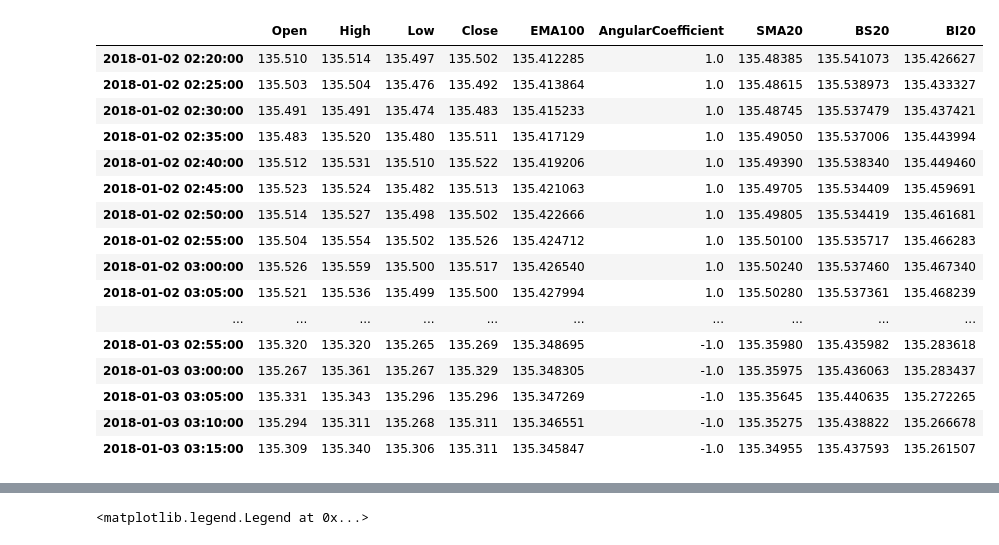
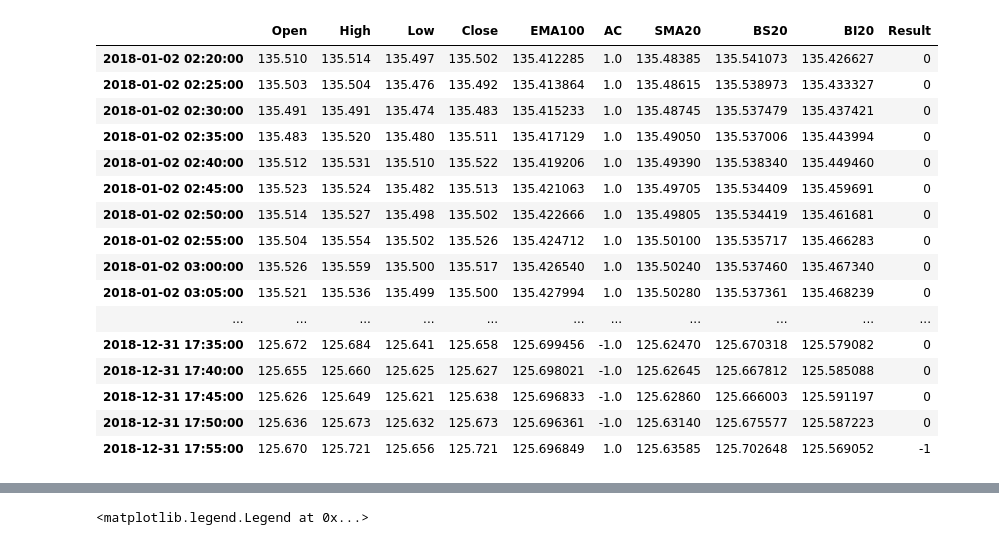
Before and after one commit to Molotovsky/ProbabilidadeOB, a Jupyter notebook: Berman/Berman.ipynb, the cells around one changed output, grey strips where cells are left out. Drawn from its saved outputs; the diff is of its cells as text; code cells hidden in the pictures.

```diff
--- a/Berman/Berman.ipynb
+++ b/Berman/Berman.ipynb
@@ -7,56 +7,84 @@ df = pd.read_csv(url, delimiter = ';',
                  header = None,
                  names = ["Data", "Open", "High", "Low", "Close", "Volume"],
                  parse_dates = ["Data"])
 
 df.set_index("Data", inplace = True)
 df.index.names = [None]
 df = df.drop("Volume", axis=1)
 df.index = df.index.tz_localize('EST').tz_convert('Brazil/West').tz_localize(None)
 
 #Transformando 1min em 5min
 df_ohlc = df.resample('5Min').agg({'Open': 'first',
                                  'High': 'max',
                                  'Low': 'min',
                                  'Close': 'last'})
 
 #Calculando media móvel exponencial(100 períodos) e fator de inclinação (positivo/negativo)
 
 df_ohlc['EMA100'] = df_ohlc['Close'].ewm(span = 100, adjust = False, min_periods = 100).mean()
 
-df_ohlc.loc[(df_ohlc.EMA100 > df_ohlc.EMA100.shift(1)), 'AngularCoefficient'] = 1
-df_ohlc.loc[(df_ohlc.EMA100 < df_ohlc.EMA100.shift(1)), 'AngularCoefficient'] = -1
-df_ohlc.loc[(df_ohlc.EMA100 == df_ohlc.EMA100.shift(1)), 'AngularCoefficient'] = 0
+df_ohlc.loc[(df_ohlc.EMA100 > df_ohlc.EMA100.shift(1)), 'AC'] = 1
+df_ohlc.loc[(df_ohlc.EMA100 < df_ohlc.EMA100.shift(1)), 'AC'] = -1
+df_ohlc.loc[(df_ohlc.EMA100 == df_ohlc.EMA100.shift(1)), 'AC'] = 0
 
 #Calculando Banda de Bollinger (20 períodos (p), 2.5 std(std))
-
 p = 20
 std = 2.5
-
-df_ohlc[f'SMA{p}'] = df_ohlc['Close'].rolling(p).mean()
-df_ohlc[f'BS{p}'] = df_ohlc[f'SMA{p}'] + (std * df_ohlc['Close'].rolling(p).std())
-df_ohlc[f'BI{p}'] = df_ohlc[f'SMA{p}'] - (std * df_ohlc['Close'].rolling(p).std())
+bbsma = f'SMA{p}'
+bbs = f'BS{p}'
+bbi = f'BI{p}'
+df_ohlc[bbsma] = df_ohlc['Close'].rolling(p).mean()
+df_ohlc[bbs] = df_ohlc[bbsma] + (std * df_ohlc['Close'].rolling(p).std())
+df_ohlc[bbi] = df_ohlc[bbsma] - (std * df_ohlc['Close'].rolling(p).std())
 
 #Condicionando o setup de entrada
+
+df_ohlc['Result'] = 0
+
+#TruePositive
+df_ohlc.loc[((df_ohlc.AC.shift(1) == 1)
+             & (df_ohlc.Low < df_ohlc[bbi])
+             & (df_ohlc.Close > df_ohlc[bbi])
+             & (df_ohlc.Open > df_ohlc[bbi])), 'Result'] = 1
+
+#TrueNegative
+df_ohlc.loc[((df_ohlc.AC.shift(1) == -1)
+             & (df_ohlc.High > df_ohlc[bbs])
+             & (df_ohlc.Close < df_ohlc[bbs])
+             & (df_ohlc.Open < df_ohlc[bbs])), 'Result'] = 1
+
+#FalsePositive
+df_ohlc.loc[((df_ohlc.AC.shift(1) == 1)
+             & (df_ohlc.Low < df_ohlc[bbi])
+             & (df_ohlc.Close <= df_ohlc[bbi])
+             & (df_ohlc.Open > df_ohlc[bbi])), 'Result'] = -1
+
+#FalseNegative
+df_ohlc.loc[((df_ohlc.AC.shift(1) == -1)
+             & (df_ohlc.High > df_ohlc[bbs])
+             & (df_ohlc.Close >= df_ohlc[bbs])
+             & (df_ohlc.Open < df_ohlc[bbs])), 'Result'] = -1
+
 
 #Calculando Winrate
 
 df_ohlc = df_ohlc[100:]
-df_ohlc.head(300)
+df_ohlc
 # %% [output]
-|  | Open | High | Low | Close | EMA100 | AngularCoefficient | SMA20 | BS20 | BI20 |
-| 2018-01-02 02:20:00 | 135.510 | 135.514 | 135.497 | 135.502 | 135.412285 | 1.0 | 135.48385 | 135.541073 | 135.426627 |
-| 2018-01-02 02:25:00 | 135.503 | 135.504 | 135.476 | 135.492 | 135.413864 | 1.0 | 135.48615 | 135.538973 | 135.433327 |
-| 2018-01-02 02:30:00 | 135.491 | 135.491 | 135.474 | 135.483 | 135.415233 | 1.0 | 135.48745 | 135.537479 | 135.437421 |
-| 2018-01-02 02:35:00 | 135.483 | 135.520 | 135.480 | 135.511 | 135.417129 | 1.0 | 135.49050 | 135.537006 | 135.443994 |
-| 2018-01-02 02:40:00 | 135.512 | 135.531 | 135.510 | 135.522 | 135.419206 | 1.0 | 135.49390 | 135.538340 | 135.449460 |
-| 2018-01-02 02:45:00 | 135.523 | 135.524 | 135.482 | 135.513 | 135.421063 | 1.0 | 135.49705 | 135.534409 | 135.459691 |
-| 2018-01-02 02:50:00 | 135.514 | 135.527 | 135.498 | 135.502 | 135.422666 | 1.0 | 135.49805 | 135.534419 | 135.461681 |
-| 2018-01-02 02:55:00 | 135.504 | 135.554 | 135.502 | 135.526 | 135.424712 | 1.0 | 135.50100 | 135.535717 | 135.466283 |
-| 2018-01-02 03:00:00 | 135.526 | 135.559 | 135.500 | 135.517 | 135.426540 | 1.0 | 135.50240 | 135.537460 | 135.467340 |
-| 2018-01-02 03:05:00 | 135.521 | 135.536 | 135.499 | 135.500 | 135.427994 | 1.0 | 135.50280 | 135.537361 | 135.468239 |
-| ... | ... | ... | ... | ... | ... | ... | ... | ... | ... |
-| 2018-01-03 02:55:00 | 135.320 | 135.320 | 135.265 | 135.269 | 135.348695 | -1.0 | 135.35980 | 135.435982 | 135.283618 |
-| 2018-01-03 03:00:00 | 135.267 | 135.361 | 135.267 | 135.329 | 135.348305 | -1.0 | 135.35975 | 135.436063 | 135.283437 |
-| 2018-01-03 03:05:00 | 135.331 | 135.343 | 135.296 | 135.296 | 135.347269 | -1.0 | 135.35645 | 135.440635 | 135.272265 |
-| 2018-01-03 03:10:00 | 135.294 | 135.311 | 135.268 | 135.311 | 135.346551 | -1.0 | 135.35275 | 135.438822 | 135.266678 |
-| 2018-01-03 03:15:00 | 135.309 | 135.340 | 135.306 | 135.311 | 135.345847 | -1.0 | 135.34955 | 135.437593 | 135.261507 |
+|  | Open | High | Low | Close | EMA100 | AC | SMA20 | BS20 | BI20 | Result |
+| 2018-01-02 02:20:00 | 135.510 | 135.514 | 135.497 | 135.502 | 135.412285 | 1.0 | 135.48385 | 135.541073 | 135.426627 | 0 |
+| 2018-01-02 02:25:00 | 135.503 | 135.504 | 135.476 | 135.492 | 135.413864 | 1.0 | 135.48615 | 135.538973 | 135.433327 | 0 |
+| 2018-01-02 02:30:00 | 135.491 | 135.491 | 135.474 | 135.483 | 135.415233 | 1.0 | 135.48745 | 135.537479 | 135.437421 | 0 |
+| 2018-01-02 02:35:00 | 135.483 | 135.520 | 135.480 | 135.511 | 135.417129 | 1.0 | 135.49050 | 135.537006 | 135.443994 | 0 |
+| 2018-01-02 02:40:00 | 135.512 | 135.531 | 135.510 | 135.522 | 135.419206 | 1.0 | 135.49390 | 135.538340 | 135.449460 | 0 |
+| 2018-01-02 02:45:00 | 135.523 | 135.524 | 135.482 | 135.513 | 135.421063 | 1.0 | 135.49705 | 135.534409 | 135.459691 | 0 |
+| 2018-01-02 02:50:00 | 135.514 | 135.527 | 135.498 | 135.502 | 135.422666 | 1.0 | 135.49805 | 135.534419 | 135.461681 | 0 |
+| 2018-01-02 02:55:00 | 135.504 | 135.554 | 135.502 | 135.526 | 135.424712 | 1.0 | 135.50100 | 135.535717 | 135.466283 | 0 |
+| 2018-01-02 03:00:00 | 135.526 | 135.559 | 135.500 | 135.517 | 135.426540 | 1.0 | 135.50240 | 135.537460 | 135.467340 | 0 |
+| 2018-01-02 03:05:00 | 135.521 | 135.536 | 135.499 | 135.500 | 135.427994 | 1.0 | 135.50280 | 135.537361 | 135.468239 | 0 |
+| ... | ... | ... | ... | ... | ... | ... | ... | ... | ... | ... |
+| 2018-12-31 17:35:00 | 125.672 | 125.684 | 125.641 | 125.658 | 125.699456 | -1.0 | 125.62470 | 125.670318 | 125.579082 | 0 |
+| 2018-12-31 17:40:00 | 125.655 | 125.660 | 125.625 | 125.627 | 125.698021 | -1.0 | 125.62645 | 125.667812 | 125.585088 | 0 |
+| 2018-12-31 17:45:00 | 125.626 | 125.649 | 125.621 | 125.638 | 125.696833 | -1.0 | 125.62860 | 125.666003 | 125.591197 | 0 |
+| 2018-12-31 17:50:00 | 125.636 | 125.673 | 125.632 | 125.673 | 125.696361 | -1.0 | 125.63140 | 125.675577 | 125.587223 | 0 |
+| 2018-12-31 17:55:00 | 125.670 | 125.721 | 125.656 | 125.721 | 125.696849 | 1.0 | 125.63585 | 125.702648 | 125.569052 | -1 |
```
Also changed, not shown: parts of 3 cells of this notebook.
